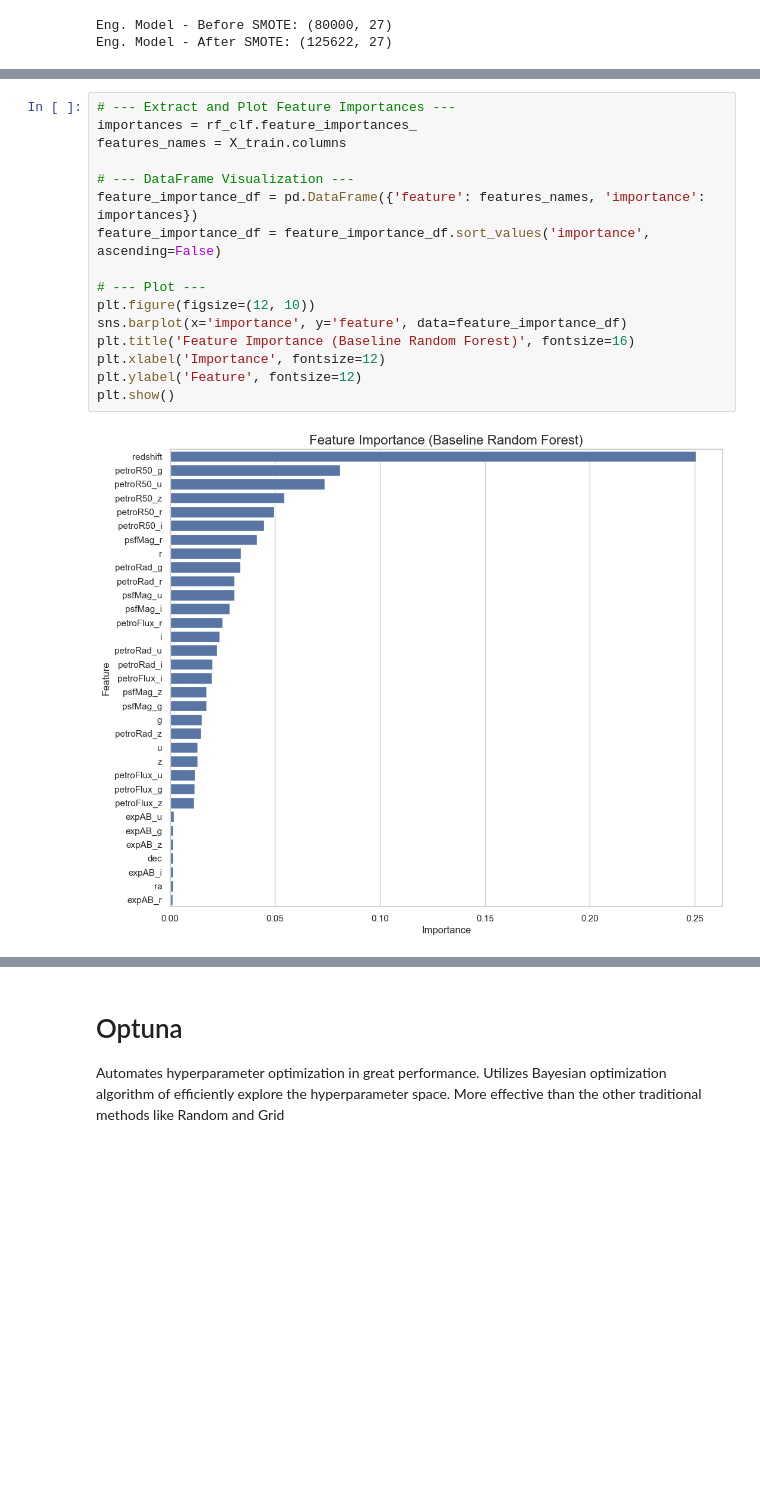
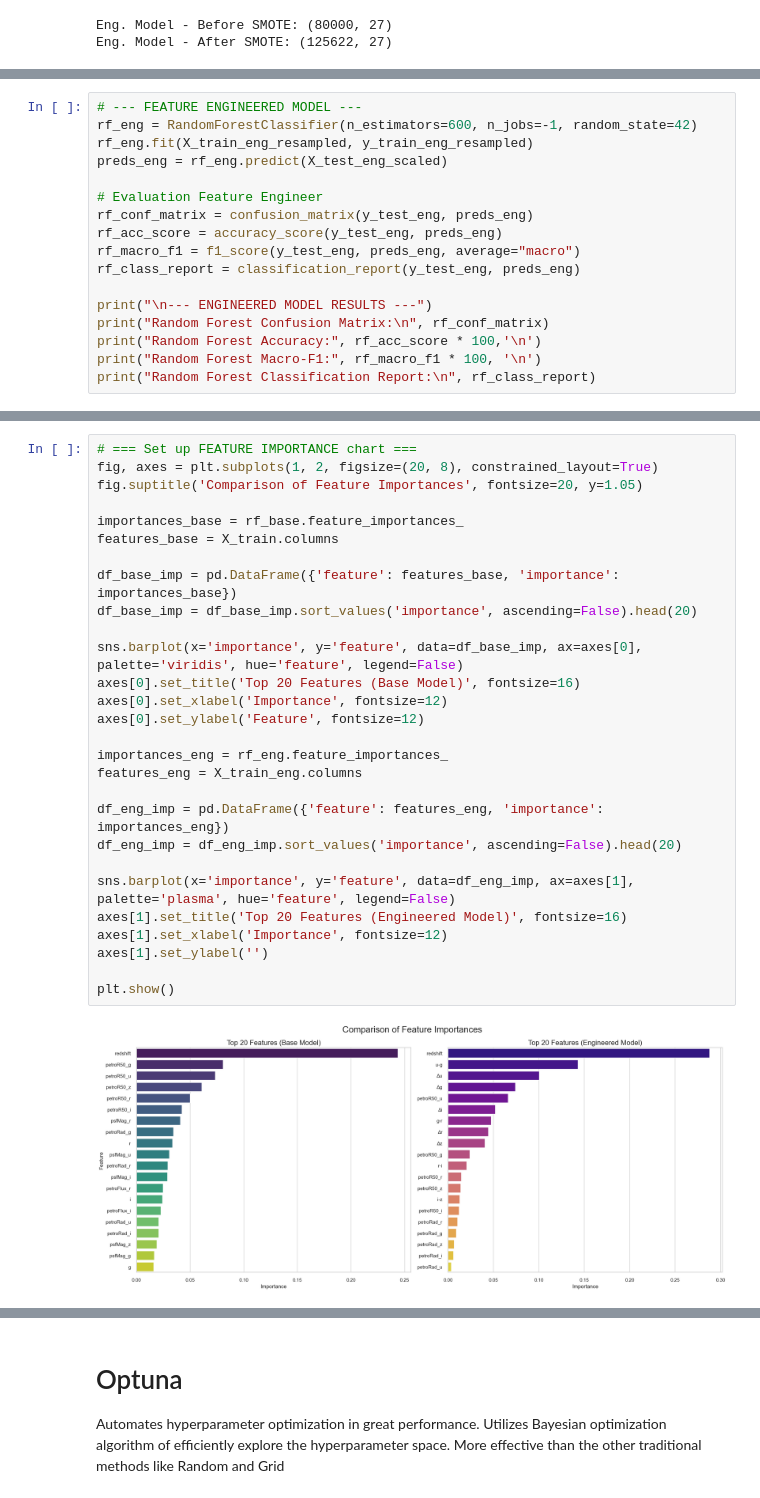
Before and after one commit to sHaiHoang/Celestia, a Jupyter notebook: project.ipynb, the cells around one changed output, grey strips where cells are left out. Drawn from its saved outputs; the diff is of its cells as text; blank space fills up the shorter version.

```diff
--- a/project.ipynb
+++ b/project.ipynb
@@ -498,0 +500,17 @@ visualizer.show()
+# %%
+# --- FEATURE ENGINEERED MODEL ---
+rf_eng = RandomForestClassifier(n_estimators=600, n_jobs=-1, random_state=42)
+rf_eng.fit(X_train_eng_resampled, y_train_eng_resampled)
+preds_eng = rf_eng.predict(X_test_eng_scaled)
+
+# Evaluation Feature Engineer
+rf_conf_matrix = confusion_matrix(y_test_eng, preds_eng)
+rf_acc_score = accuracy_score(y_test_eng, preds_eng)
+rf_macro_f1 = f1_score(y_test_eng, preds_eng, average="macro")
+rf_class_report = classification_report(y_test_eng, preds_eng)
+
+print("\n--- ENGINEERED MODEL RESULTS ---")
+print("Random Forest Confusion Matrix:\n", rf_conf_matrix)
+print("Random Forest Accuracy:", rf_acc_score * 100,'\n')
+print("Random Forest Macro-F1:", rf_macro_f1 * 100, '\n')
+print("Random Forest Classification Report:\n", rf_class_report)
@@ -499,18 +546,30 @@ visualizer.show()
 # %%
-# --- Extract and Plot Feature Importances ---
-importances = rf_clf.feature_importances_
-features_names = X_train.columns
+# === Set up FEATURE IMPORTANCE chart ===
+fig, axes = plt.subplots(1, 2, figsize=(20, 8), constrained_layout=True)
+fig.suptitle('Comparison of Feature Importances', fontsize=20, y=1.05)
 
-# --- DataFrame Visualization ---
-feature_importance_df = pd.DataFrame({'feature': features_names, 'importance': importances})
-feature_importance_df = feature_importance_df.sort_values('importance', ascending=False)
+importances_base = rf_base.feature_importances_
+features_base = X_train.columns
 
-# --- Plot ---
-plt.figure(figsize=(12, 10))
-sns.barplot(x='importance', y='feature', data=feature_importance_df)
-plt.title('Feature Importance (Baseline Random Forest)', fontsize=16)
-plt.xlabel('Importance', fontsize=12)
-plt.ylabel('Feature', fontsize=12)
+df_base_imp = pd.DataFrame({'feature': features_base, 'importance': importances_base})
+df_base_imp = df_base_imp.sort_values('importance', ascending=False).head(20)
+
+sns.barplot(x='importance', y='feature', data=df_base_imp, ax=axes[0], palette='viridis', hue='feature', legend=False)
+axes[0].set_title('Top 20 Features (Base Model)', fontsize=16)
+axes[0].set_xlabel('Importance', fontsize=12)
+axes[0].set_ylabel('Feature', fontsize=12)
+
+importances_eng = rf_eng.feature_importances_
+features_eng = X_train_eng.columns
+
+df_eng_imp = pd.DataFrame({'feature': features_eng, 'importance': importances_eng})
+df_eng_imp = df_eng_imp.sort_values('importance', ascending=False).head(20)
+
+sns.barplot(x='importance', y='feature', data=df_eng_imp, ax=axes[1], palette='plasma', hue='feature', legend=False)
+axes[1].set_title('Top 20 Features (Engineered Model)', fontsize=16)
+axes[1].set_xlabel('Importance', fontsize=12)
+axes[1].set_ylabel('')
+
 plt.show()
 # %% [output]
-[figure, old version]
+[figure, new version]
```
Also changed, not shown: parts of 22 cells of this notebook.
